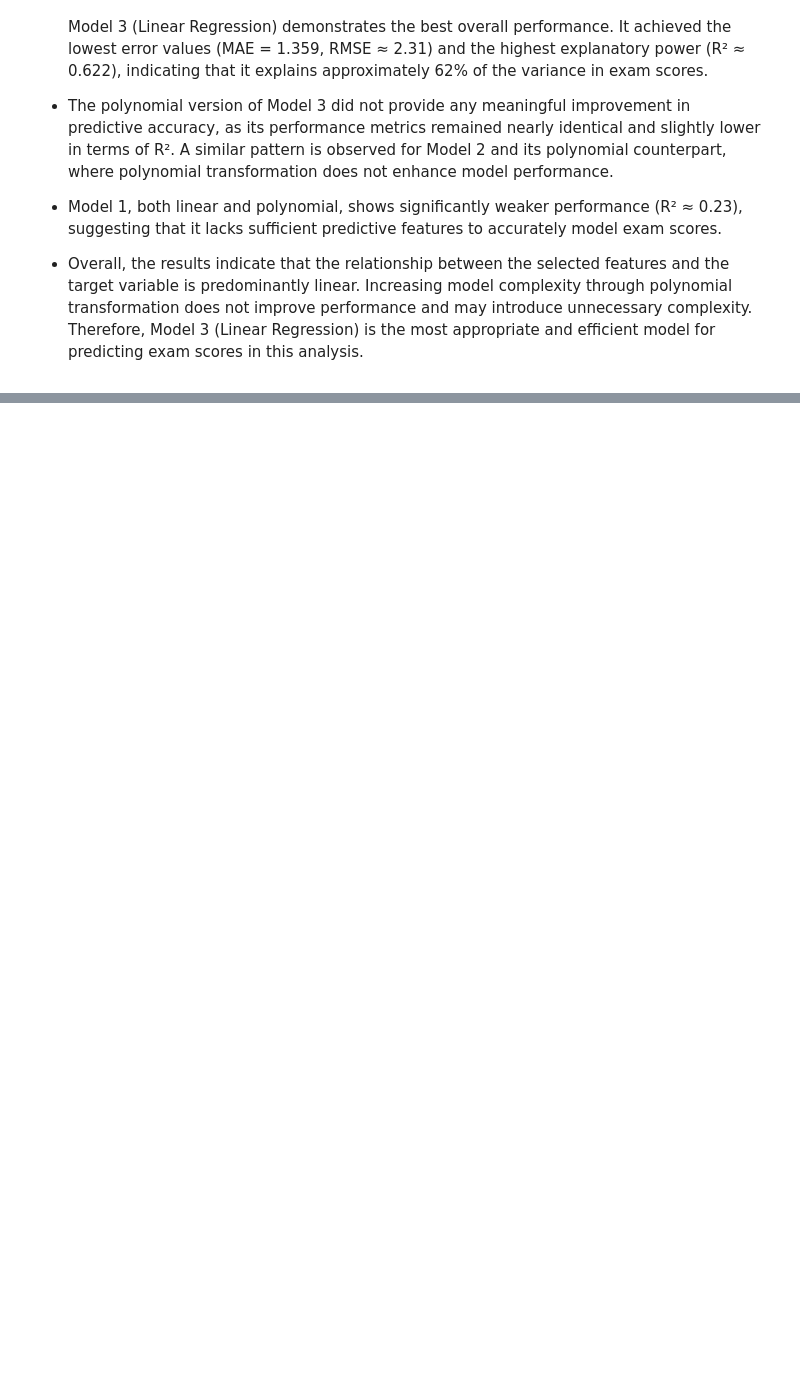
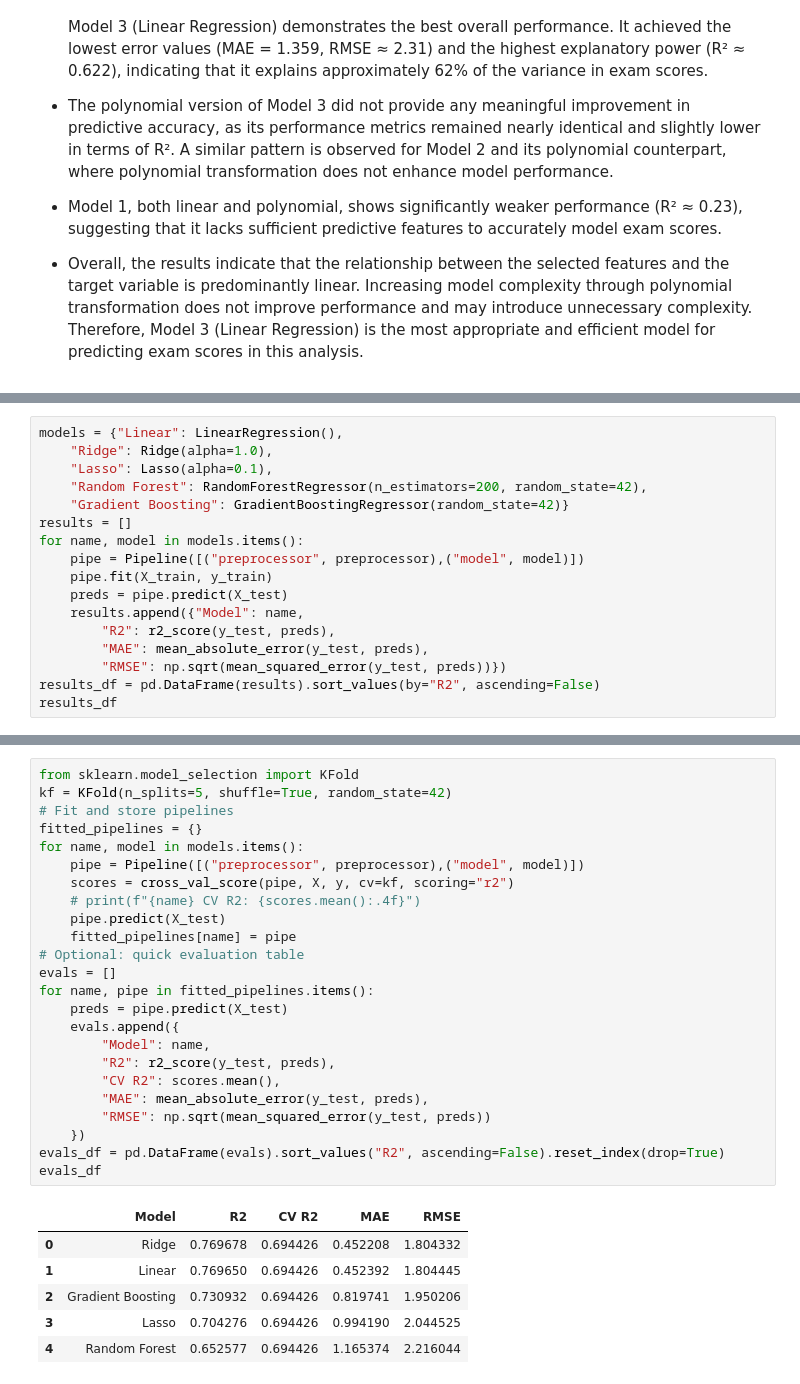
Before and after one commit to UFAQUE123/Student-Score-Prediction, a Jupyter notebook: notebook.ipynb, the cells around one changed output, grey strips where cells are left out. Drawn from its saved outputs; the diff is of its cells as text; blank space fills up the shorter version.

```diff
--- a/notebook.ipynb
+++ b/notebook.ipynb
@@ -596,0 +620,17 @@ results.reset_index(drop=True)
+# %%
+models = {"Linear": LinearRegression(),
+    "Ridge": Ridge(alpha=1.0),
+    "Lasso": Lasso(alpha=0.1),
+    "Random Forest": RandomForestRegressor(n_estimators=200, random_state=42),
+    "Gradient Boosting": GradientBoostingRegressor(random_state=42)}
+results = []
+for name, model in models.items():
+    pipe = Pipeline([("preprocessor", preprocessor),("model", model)])
+    pipe.fit(X_train, y_train)
+    preds = pipe.predict(X_test)
+    results.append({"Model": name,
+        "R2": r2_score(y_test, preds),
+        "MAE": mean_absolute_error(y_test, preds),
+        "RMSE": np.sqrt(mean_squared_error(y_test, preds))})
+results_df = pd.DataFrame(results).sort_values(by="R2", ascending=False)
+results_df
@@ -596,0 +644,31 @@ results.reset_index(drop=True)
+# %%
+from sklearn.model_selection import KFold
+kf = KFold(n_splits=5, shuffle=True, random_state=42)
+# Fit and store pipelines
+fitted_pipelines = {}
+for name, model in models.items():
+    pipe = Pipeline([("preprocessor", preprocessor),("model", model)])
+    scores = cross_val_score(pipe, X, y, cv=kf, scoring="r2")
+    # print(f"{name} CV R2: {scores.mean():.4f}")
+    pipe.predict(X_test)
+    fitted_pipelines[name] = pipe
+# Optional: quick evaluation table
+evals = []
+for name, pipe in fitted_pipelines.items():
+    preds = pipe.predict(X_test)
+    evals.append({
+        "Model": name,
+        "R2": r2_score(y_test, preds),
+        "CV R2": scores.mean(),
+        "MAE": mean_absolute_error(y_test, preds),
+        "RMSE": np.sqrt(mean_squared_error(y_test, preds))
+    })
+evals_df = pd.DataFrame(evals).sort_values("R2", ascending=False).reset_index(drop=True)
+evals_df
+# %% [output]
+|  | Model | R2 | CV R2 | MAE | RMSE |
+| 0 | Ridge | 0.769678 | 0.694426 | 0.452208 | 1.804332 |
+| 1 | Linear | 0.769650 | 0.694426 | 0.452392 | 1.804445 |
+| 2 | Gradient Boosting | 0.730932 | 0.694426 | 0.819741 | 1.950206 |
+| 3 | Lasso | 0.704276 | 0.694426 | 0.994190 | 2.044525 |
+| 4 | Random Forest | 0.652577 | 0.694426 | 1.165374 | 2.216044 |
```
Also changed, not shown: parts of 6 cells of this notebook.
